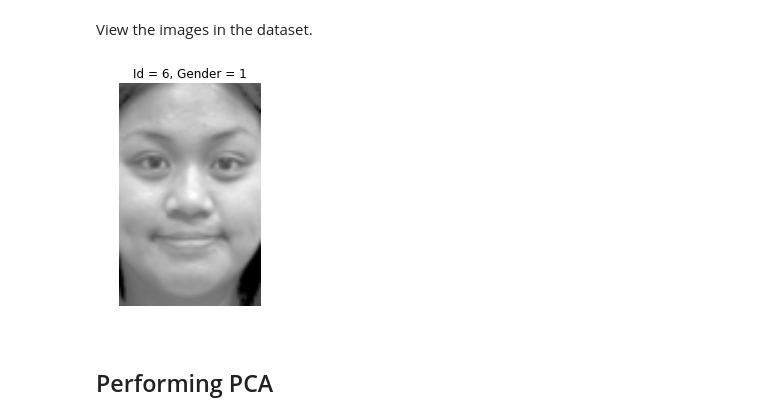
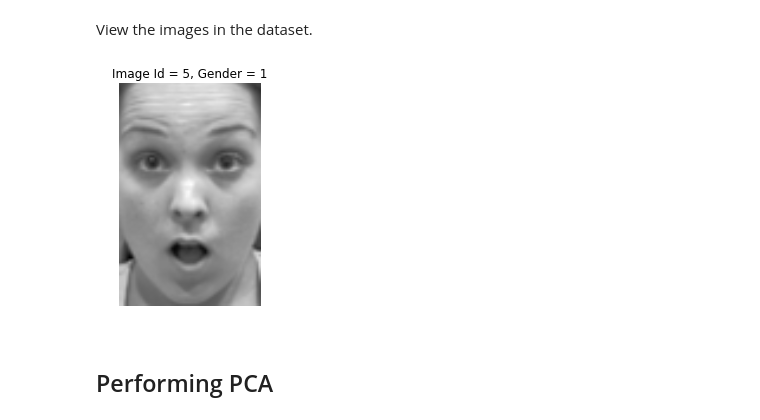
Before and after one commit to guruucsd/EigenfaceDemo, a Jupyter notebook: src/PCA Demo.ipynb, the cells around one changed output. Cells and saved outputs as stored; diff of their text form; code cells hidden in the pictures.

```diff
--- a/src/PCA Demo.ipynb
+++ b/src/PCA Demo.ipynb
@@ -25,14 +70,13 @@ dataset.data shape is (80, 5700)
 # %% [markdown]
 View the images in the dataset.
 # %%
-def plot_face(n):
+@interact
+def plot_face(n=(0, dataset.images.shape[0]-1)):
     plt.imshow(dataset.images[n],cmap='gray')
-    plt.title('Id = %d, Gender = %d' % (dataset.target[n], dataset.gender[n]))
+    plt.title('Image Id = %d, Gender = %d' % (dataset.target[n], dataset.gender[n]))
     plt.axis('off')
-
-interact(plot_face, n=IntSliderWidget(max=dataset.images.shape[0]-1))
 # %% [output]
-[figure, old version]
+[figure, new version]
 # %% [markdown]
 ## Performing PCA
 # %% [markdown]
```
Also changed, not shown: parts of 14 cells of this notebook, 4 other files.
